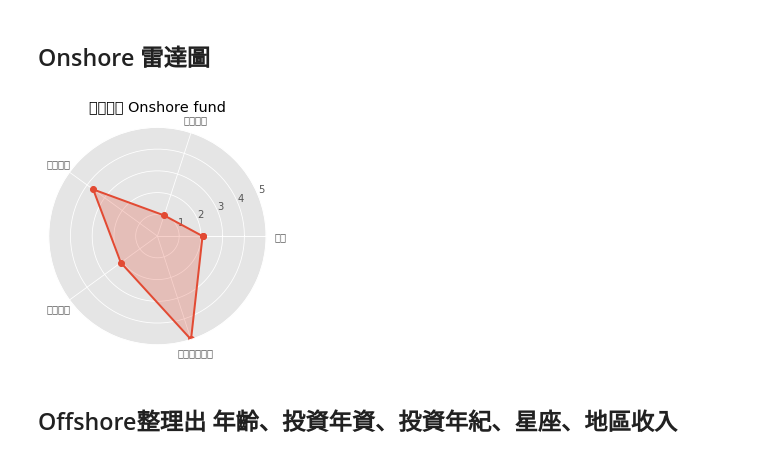
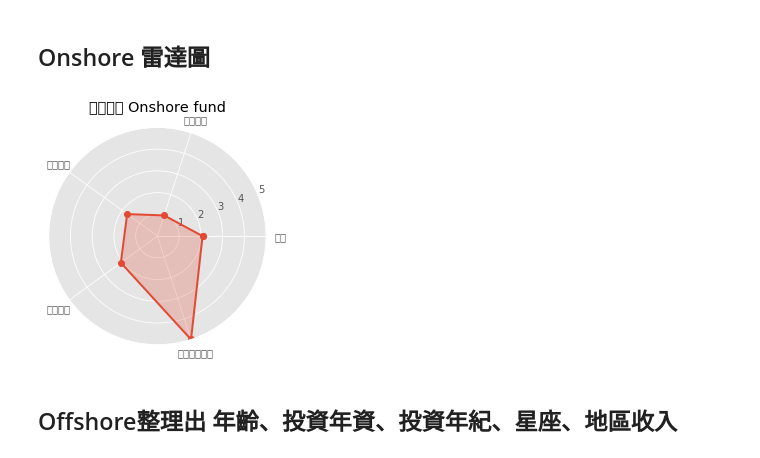
Before and after one commit to hsiehkl/nomurafunds_CRM, a Jupyter notebook: hsiehkl/1227-雷達圖.ipynb, the cells around one changed output. Cells and saved outputs as stored; diff of their text form; code cells hidden in the pictures.

```diff
--- a/hsiehkl/1227-雷達圖.ipynb
+++ b/hsiehkl/1227-雷達圖.ipynb
@@ -515,38 +510,38 @@ plt.style.use('ggplot')
 #### 地區收入依照各縣市稅收排名取中位數為 高雄市
 #### 星座理財排名依序是 金牛、處女、魔羯、天蠍、射手、雙魚、雙子、天秤、牡羊、巨蟹、水瓶、獅子 最會到最不會
 #### 選出現最多次的天秤座
-values = [2.075, 1, 3.65, 2.08, 5]
+values = [2.075, 1, 2.09, 2.08, 5]
 feature = ["年齡", "投資年資", "地區收入", "星座理財", "風險承受評估"]
 
 N = len(values)
 # 设置雷达图的角度，用于平分切开一个圆面
 angles=np.linspace(0, 2*np.pi, N, endpoint=False)
 
 # 为了使雷达图一圈封闭起来，需要下面的步骤
 values=np.concatenate((values,[values[0]]))
 angles=np.concatenate((angles,[angles[0]]))
 
 # 绘图
 fig=plt.figure()
 # 这里一定要设置为极坐标格式
 ax = fig.add_subplot(111, polar=True)
 # 绘制折线图
 ax.plot(angles, values, 'o-', linewidth=2)
 # 填充颜色
 ax.fill(angles, values, alpha=0.25)
 # 添加每个特征的标签
 ax.set_thetagrids(angles * 180/np.pi, feature)
 # 设置雷达图的范围
 ax.set_ylim(0,5)
 # 添加标题
 plt.title("國內基金 Onshore fund")
 # 添加网格线
 ax.grid(True)
 # 显示图形
 plt.savefig("Onshorefund.png")
 plt.show()
 # %% [output]
-[figure, old version]
+[figure, new version]
 # %% [markdown]
 ## Offshore整理出 年齡、投資年資、投資年紀、星座、地區收入
 # %%
```
Also changed, not shown: parts of 7 cells of this notebook, 1 other file.
